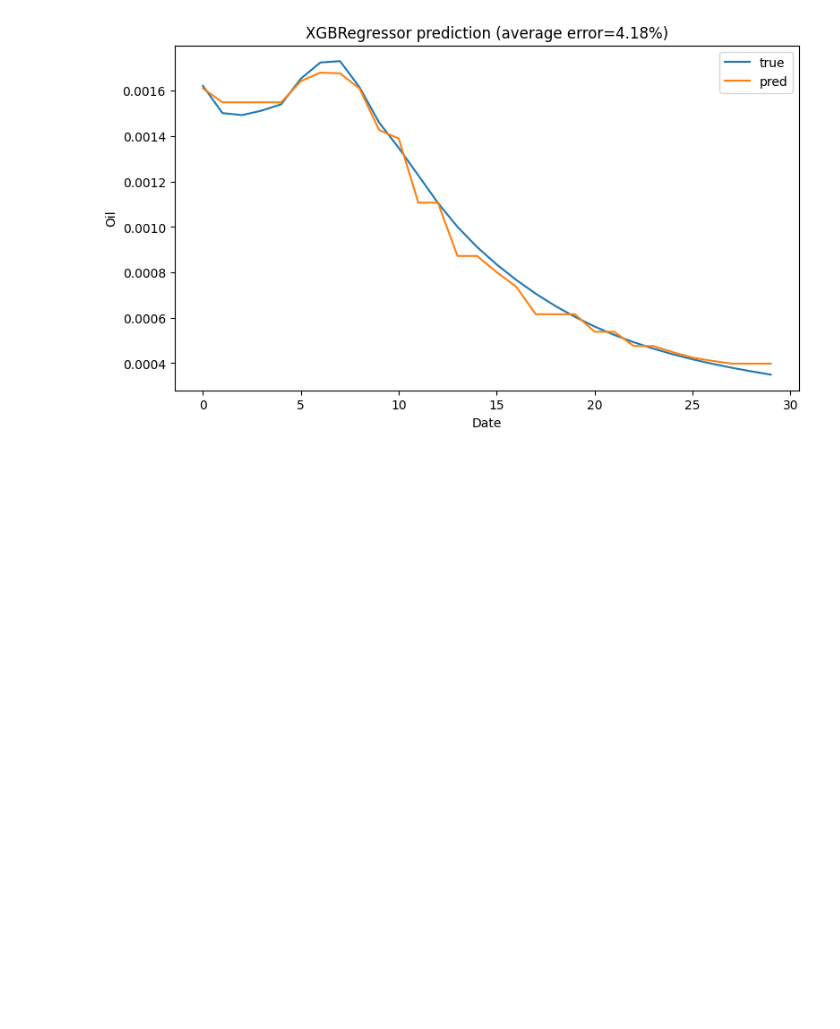
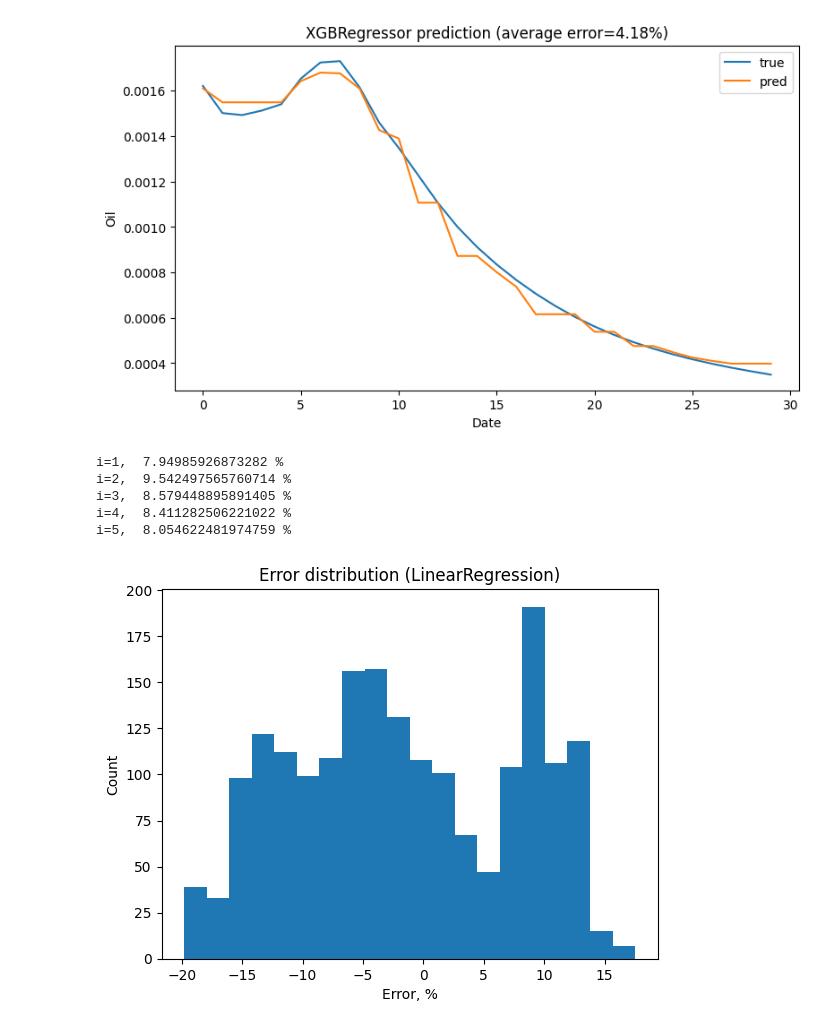
Before and after one commit to zeinovich/aramco-solution, a Jupyter notebook: notebooks/1905-zeinovich-baseline.ipynb, the cells around one changed output. Saved outputs shown, nothing was run; the diff lists cells and outputs as text; code cells hidden in the pictures; blank space fills up the shorter version.

```diff
--- a/notebooks/1905-zeinovich-baseline.ipynb
+++ b/notebooks/1905-zeinovich-baseline.ipynb
@@ -240,3 +248,28 @@ plt.legend()
 plt.show()
 # %% [output]
 [figure]
+# %%
+from sklearn.linear_model import LinearRegression
+
+for i, (train_index, test_index) in enumerate(tscv.split(X), start=1):
+    lr = LinearRegression()
+    X_train, X_test = X.iloc[train_index], X.iloc[test_index]
+    y_train, y_test = y.iloc[train_index].values.ravel(), y.iloc[test_index].values.ravel()
+
+    lr.fit(X_train, y_train)
+    y_pred = lr.predict(X_test)
+    print(f'{i=}, ', mean_absolute_percentage_error(y_test, y_pred) * 100, '%')
+# %% [output]
+i=1,  7.94985926873282 %
+i=2,  9.542497565760714 %
+i=3,  8.579448895891405 %
+i=4,  8.411282506221022 %
+i=5,  8.054622481974759 %
+# %%
+plt.hist((y_test - y_pred) / y_test * 100, bins=20)
+plt.title('Error distribution (LinearRegression)')
+plt.xlabel('Error, %')
+plt.ylabel('Count')
+plt.show()
+# %% [output]
+[figure, added]
```
Also changed, not shown: parts of 2 cells of this notebook.
